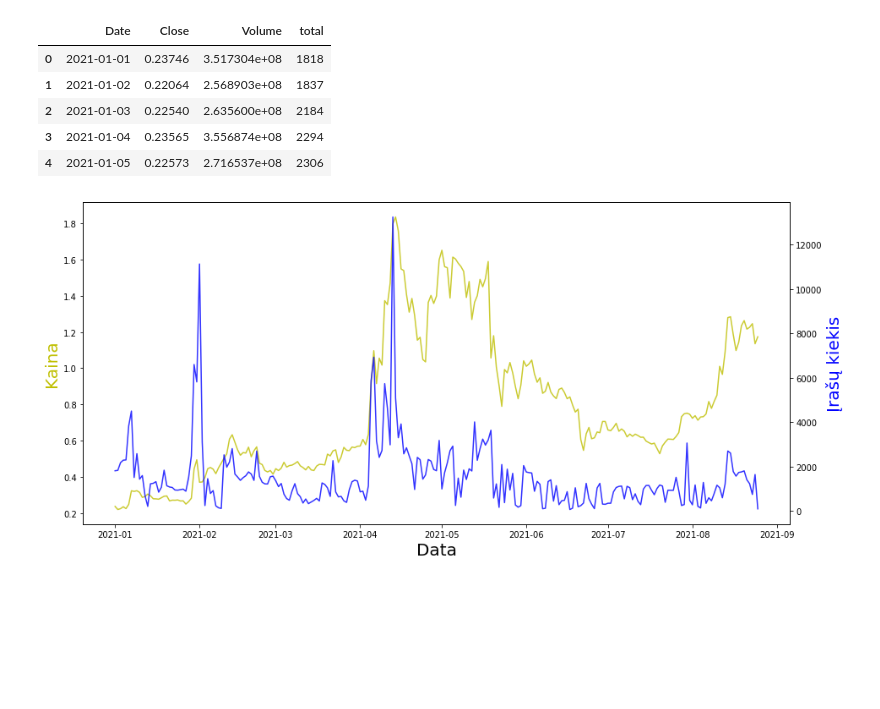
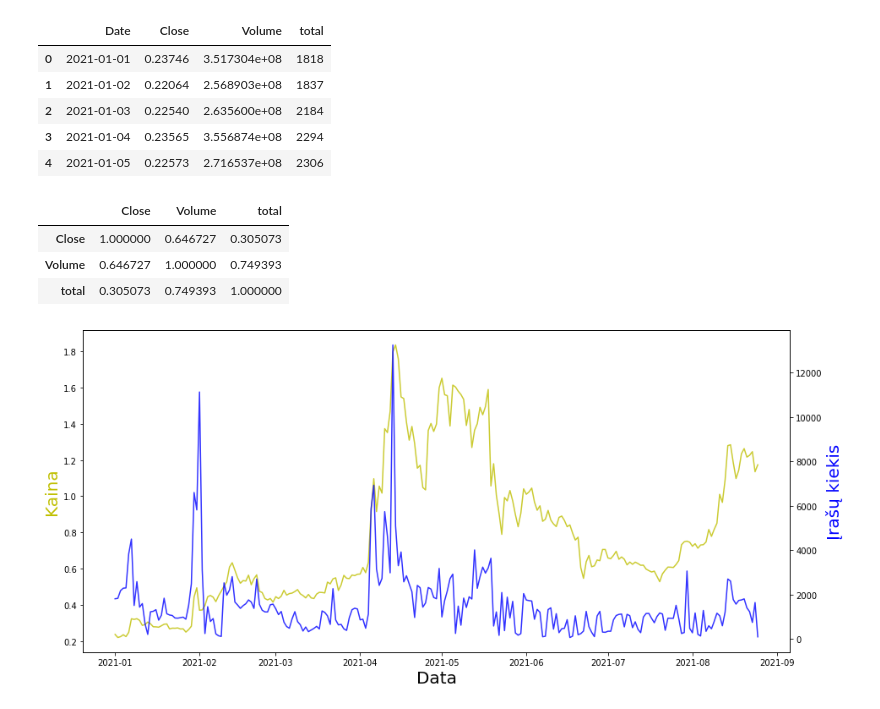
Before and after one commit to MGaulia/CLIP-Timeseries, a Jupyter notebook: tweet x price graphs.ipynb, the cells around one changed output. Cells and saved outputs as stored; diff of their text form; code cells hidden in the pictures; blank space fills up the shorter version.

```diff
--- a/tweet x price graphs.ipynb
+++ b/tweet x price graphs.ipynb
@@ -133,6 +140,13 @@ j.head()
 | 2 | 2021-01-03 | 0.22540 | 2.635600e+08 | 2184 |
 | 3 | 2021-01-04 | 0.23565 | 3.556874e+08 | 2294 |
 | 4 | 2021-01-05 | 0.22573 | 2.716537e+08 | 2306 |
+# %%
+j.corr()
+# %% [output]
+|  | Close | Volume | total |
+| Close | 1.000000 | 0.646727 | 0.305073 |
+| Volume | 0.646727 | 1.000000 | 0.749393 |
+| total | 0.305073 | 0.749393 | 1.000000 |
 # %%
 fig, ax1 = plt.subplots(figsize = (15, 7))
 
```
Also changed, not shown: parts of 1 cell of this notebook.
